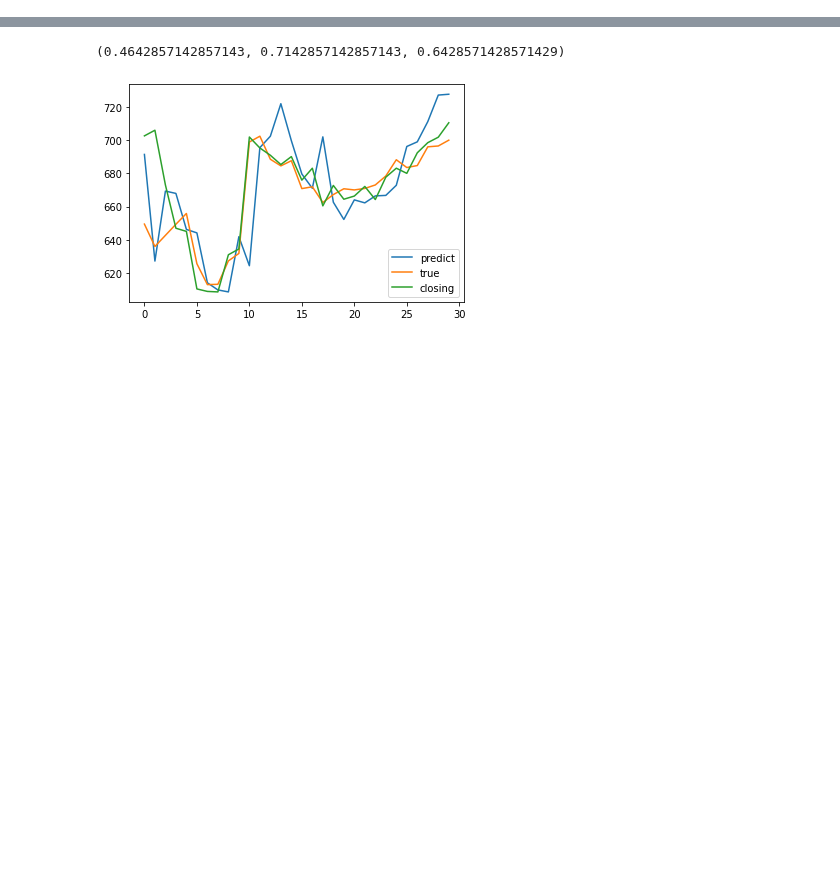
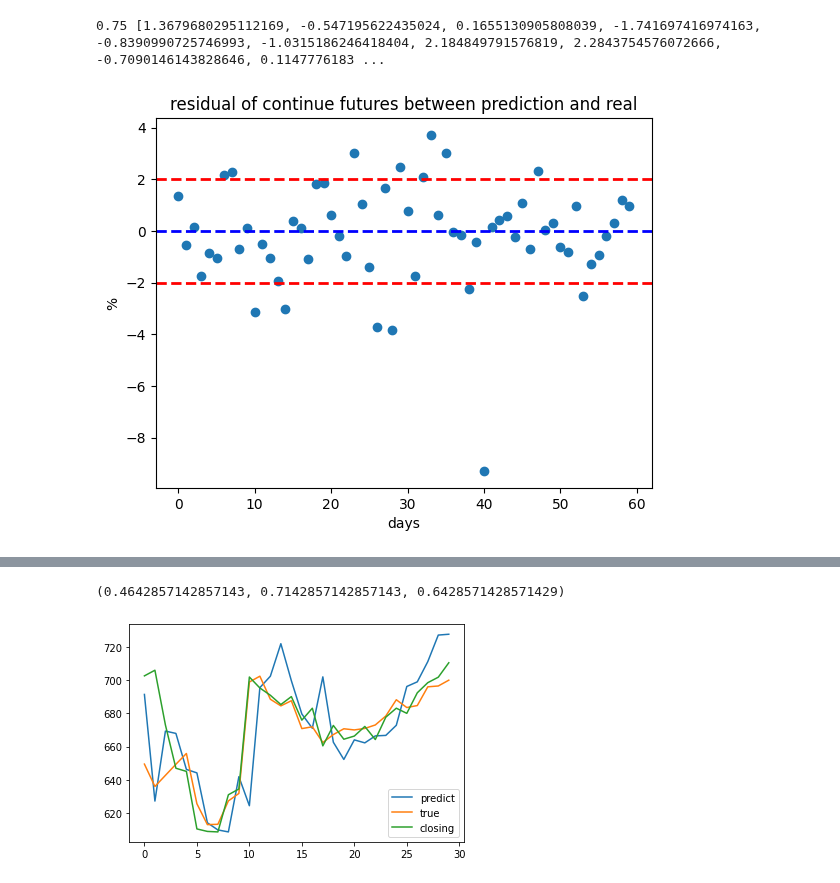
Before and after one commit to manqingfu/futures, a Jupyter notebook: check_predict.ipynb, the cells around one changed output, grey strips where cells are left out. Saved outputs shown, nothing was run; the diff lists cells and outputs as text; code cells hidden in the pictures; blank space fills up the shorter version.

```diff
--- a/check_predict.ipynb
+++ b/check_predict.ipynb
@@ -19,0 +47,6 @@ act_closing=data['act_closing'].values.tolist()
+# %%
+# Mean Squared Error, MSE
+mse=0
+for i in range(30):
+    mse+=(con_p[i]-con[-30+i])**2
+mse/30
@@ -19,0 +60,6 @@ act_closing=data['act_closing'].values.tolist()
+# %%
+# Mean Squared log error, MSLE
+msle=0
+for i in range(30):
+    msle+=(np.log(1+con[-30+i])-np.log(1+con_p[i]))**2
+msle/30
@@ -65,0 +120,20 @@ plt.show()
+# %%
+ratio=[]
+count=0
+for i in range(2,len(con)):
+    ratio.append((con_p[i]-con[i])*100/con[i])
+    if abs((con[i]-con_p[i])/con[i])<=0.02:
+        count+=1
+print(count/60,ratio)
+plt.scatter(range(60),ratio)
+plt.axhline(y=2, c="r", ls="--", lw=2)
+plt.axhline(y=-2, c="r", ls="--", lw=2)
+plt.axhline(y=0, c="b", ls="--", lw=2)
+plt.ylabel("%")
+plt.xlabel("days")
+plt.title("residual of continue futures between prediction and real")
+# plt.legend()
+plt.show()
+# %% [output]
+0.75 [1.3679680295112169, -0.547195622435024, 0.1655130905808039, -1.741697416974163, -0.8390990725746993, -1.0315186246418404, 2.184849791576819, 2.2843754576072666, -0.7090146143828646, 0.1147776183 ...
+[figure, added]
```
Also changed, not shown: parts of 18 cells of this notebook, 10 other files.
